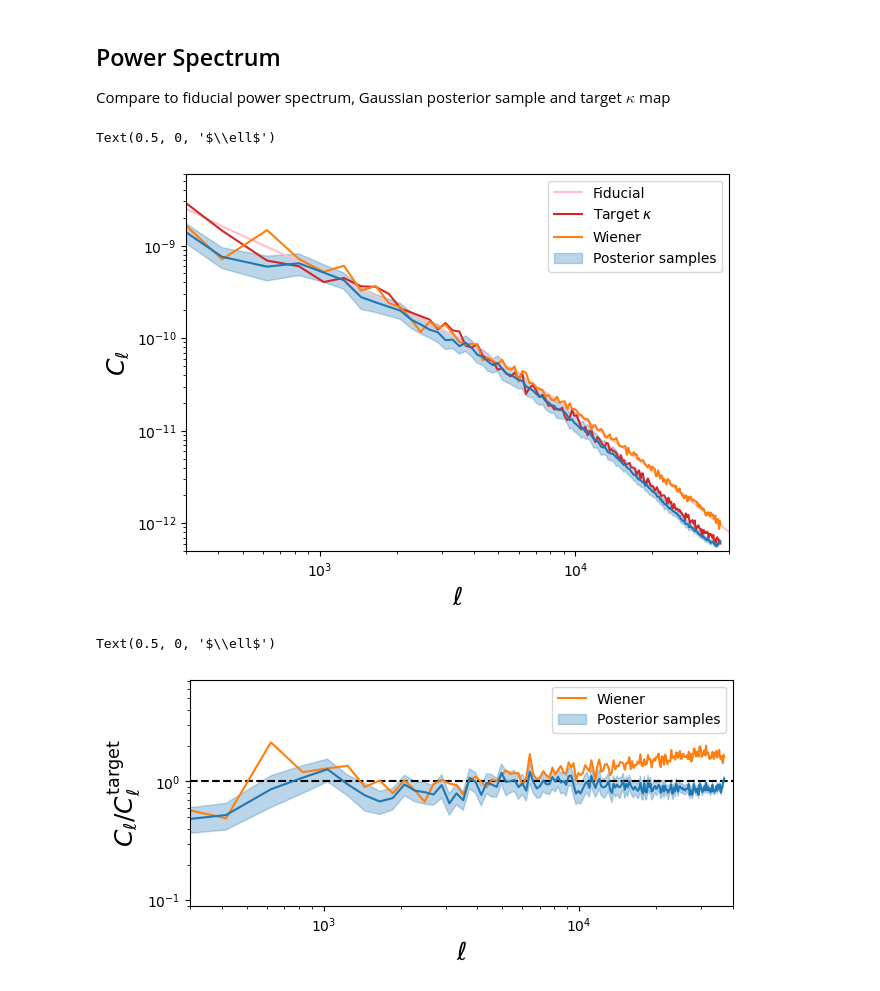
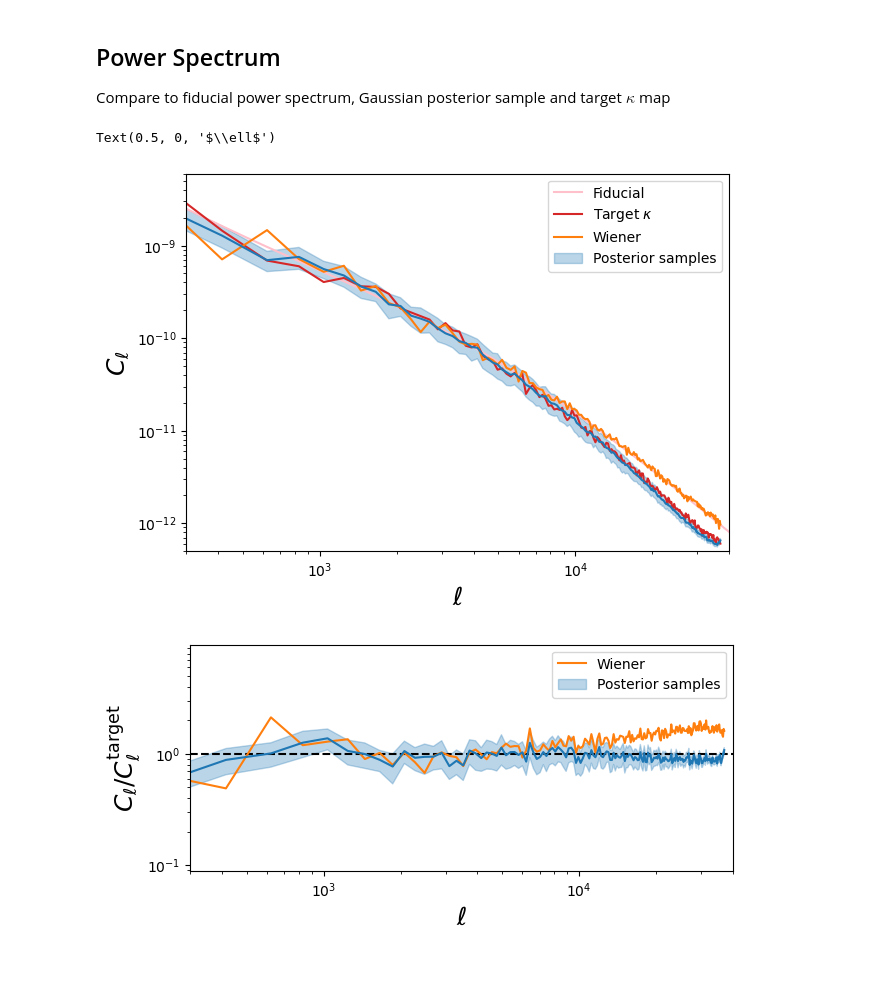
Before and after one commit to CosmoStat/jax-lensing, a Jupyter notebook: papers/Remy2021/PosteriorSampling.ipynb, the cells around one changed output. Cells and saved outputs as stored; diff of their text form; code cells hidden in the pictures.

Commit message:
update figure 5

```diff
--- a/papers/Remy2021/PosteriorSampling.ipynb
+++ b/papers/Remy2021/PosteriorSampling.ipynb
@@ -29,7 +29,7 @@ from jax_lensing.spectral import measure_power_spectrum, make_power_map
 from astropy.io import fits
 # %%
 dataset = "kappatng"
-weight_dir='./results/score_sn1.0_std0.2'
+weight_dir='/gpfswork/rech/xdy/commun/Remy2021/score_sn1.0_std0.2'
 
 batch_size = 32
 gaussian_prior = True
@@ -58,7 +58,7 @@ def forward_fn(x, s, is_training=False):
 
 model = hk.without_apply_rng(hk.transform_with_state(forward_fn))
 # %%
-model_name = "model-40000.pckl"
+model_name = "model-final.pckl"
 
 with open(weight_dir+'/'+ model_name, 'rb') as file:
     params, state, sn_state = pickle.load(file)
@@ -168,7 +168,8 @@ import numpy as onp
 batch_size = 50
 initial_temperature = 1.45
 
-init_image = np.stack([initial_temperature*np.random.randn(batch_size,360*360), initial_temperature*np.random.randn(batch_size,360*360)], axis=-1)
+init_image = np.stack([initial_temperature*np.random.randn(batch_size,360*360),
+                       initial_temperature*np.random.randn(batch_size,360*360)], axis=-1)
 
 imshow(init_image[0,...,0].reshape(360, 360))
 
@@ -236,7 +237,7 @@ plot(ps_data_th[0,:], ps_data_th[1,:], color='pink', label='Fiducial', **kwargs)
 l_true, C_true = measure_power_spectrum(convergence, pixel_size)
 loglog(l_true, C_true, color='tab:red', label=r'Target $\kappa$', **kwargs)
 
-wiener = np.load('gaussian_samples.npy')
+wiener = np.load('../../notebooks/results/gaussian_samples.npy')
 l_true, C_true = measure_power_spectrum(wiener[0,...], pixel_size)
 loglog(l_true, C_true, color='tab:orange', label='Wiener', **kwargs)
 
@@ -255,34 +256,33 @@ xlabel(r'$\ell$', fontsize=18)
 #savefig('ps-ODE-comparison-1.pdf')
 # %% [output]
 Text(0.5, 0, '$\\ell$')
-[figure, old version]
+[figure, new version]
 # %%
 figure(figsize=(7,3), dpi=100)
 
 kwargs = dict(linewidth=1.5)
 
 hlines(y=1., xmin=300,xmax=4e4, linestyle='--', color='k')
 
 l_true, C_true = measure_power_spectrum(convergence, pixel_size)
 
 l_true, C_wiener = measure_power_spectrum(wiener[0,...], pixel_size)
 plot(l_true, C_wiener/C_true, color='tab:orange', label='Wiener', **kwargs)
 
 
 ell_post, cl_post = mps(sol, pixel_size)
 mean = (cl_post/C_true).mean(0)
 std = (cl_post/C_true).std(0)
 plot(l_true, mean, color='tab:blue', **kwargs)
 fill_between(l_true, mean-std,
              mean+std, color='tab:blue' ,alpha=0.3, label='Posterior samples')
 
 legend()
 xlim(300,4e4)
 xscale('log')
 yscale('log')
 ylabel(r'$C_\ell/C_\ell^\mathrm{target}$', fontsize=18)
 xlabel(r'$\ell$', fontsize=18)
-#savefig('ps-ODE-comparison-2.pdf')
+savefig('ps-ODE-comparison-2.pdf', bbox_inches='tight')
 # %% [output]
-Text(0.5, 0, '$\\ell$')
-[figure, old version]
+[figure, new version]
```
Also changed, not shown: parts of 4 cells of this notebook, 2 other files.
